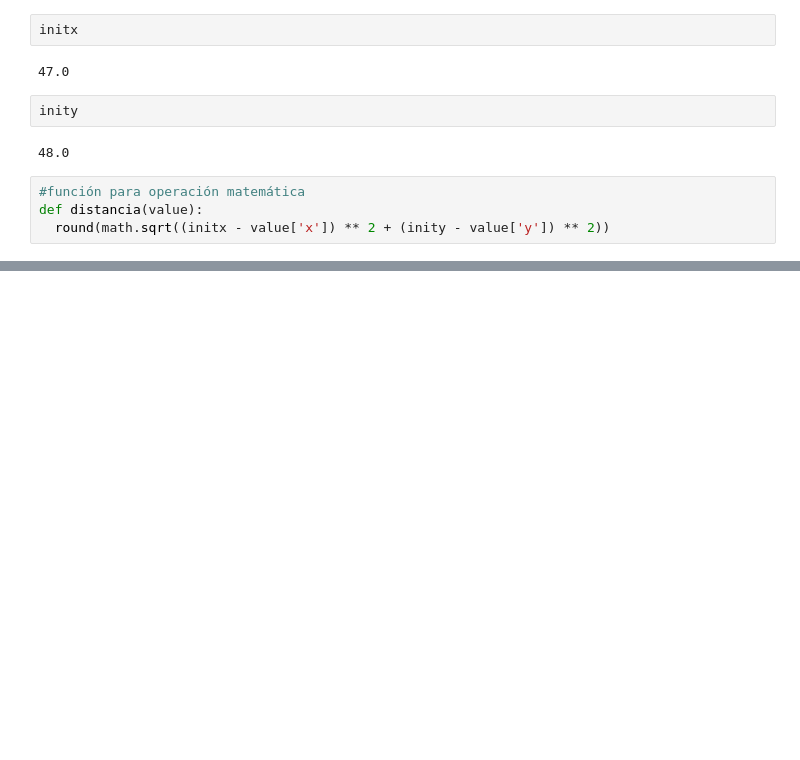
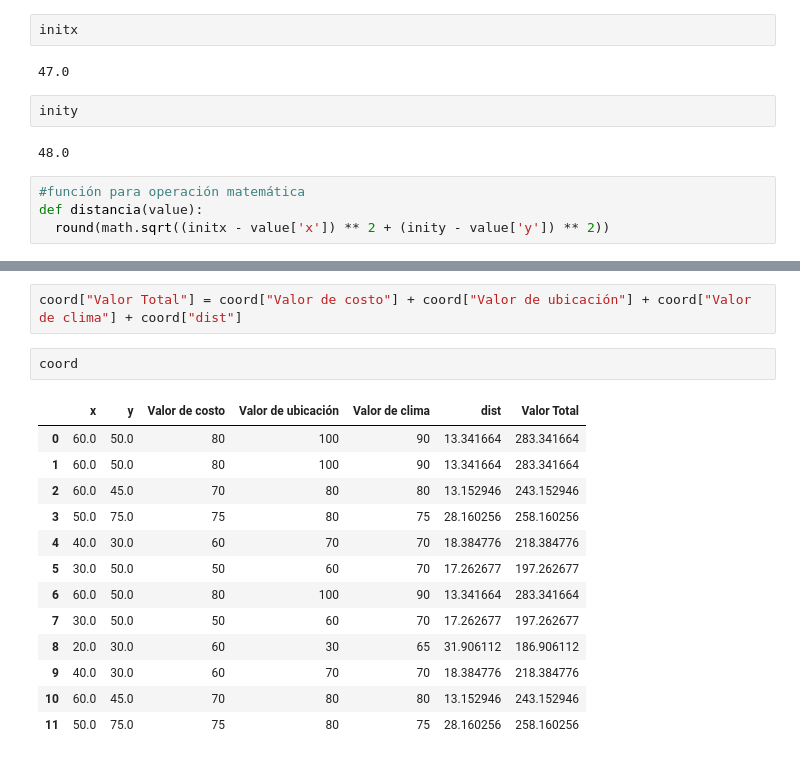
Before and after one commit to JosePabloGFnl/CEMEX-Hacks-2022, a Jupyter notebook: Logistica.ipynb, the cells around one changed output, grey strips where cells are left out. Cells and saved outputs as stored; diff of their text form; blank space fills up the shorter version.

```diff
--- a/Logistica.ipynb
+++ b/Logistica.ipynb
@@ -97,0 +99,18 @@ coord
+# %%
+coord["Valor Total"] = coord["Valor de costo"] + coord["Valor de ubicación"] + coord["Valor de clima"] + coord["dist"]
+# %%
+coord
+# %% [output]
+|  | x | y | Valor de costo | Valor de ubicación | Valor de clima | dist | Valor Total |
+| 0 | 60.0 | 50.0 | 80 | 100 | 90 | 13.341664 | 283.341664 |
+| 1 | 60.0 | 50.0 | 80 | 100 | 90 | 13.341664 | 283.341664 |
+| 2 | 60.0 | 45.0 | 70 | 80 | 80 | 13.152946 | 243.152946 |
+| 3 | 50.0 | 75.0 | 75 | 80 | 75 | 28.160256 | 258.160256 |
+| 4 | 40.0 | 30.0 | 60 | 70 | 70 | 18.384776 | 218.384776 |
+| 5 | 30.0 | 50.0 | 50 | 60 | 70 | 17.262677 | 197.262677 |
+| 6 | 60.0 | 50.0 | 80 | 100 | 90 | 13.341664 | 283.341664 |
+| 7 | 30.0 | 50.0 | 50 | 60 | 70 | 17.262677 | 197.262677 |
+| 8 | 20.0 | 30.0 | 60 | 30 | 65 | 31.906112 | 186.906112 |
+| 9 | 40.0 | 30.0 | 60 | 70 | 70 | 18.384776 | 218.384776 |
+| 10 | 60.0 | 45.0 | 70 | 80 | 80 | 13.152946 | 243.152946 |
+| 11 | 50.0 | 75.0 | 75 | 80 | 75 | 28.160256 | 258.160256 |
```
Also changed, not shown: parts of 6 cells of this notebook.
